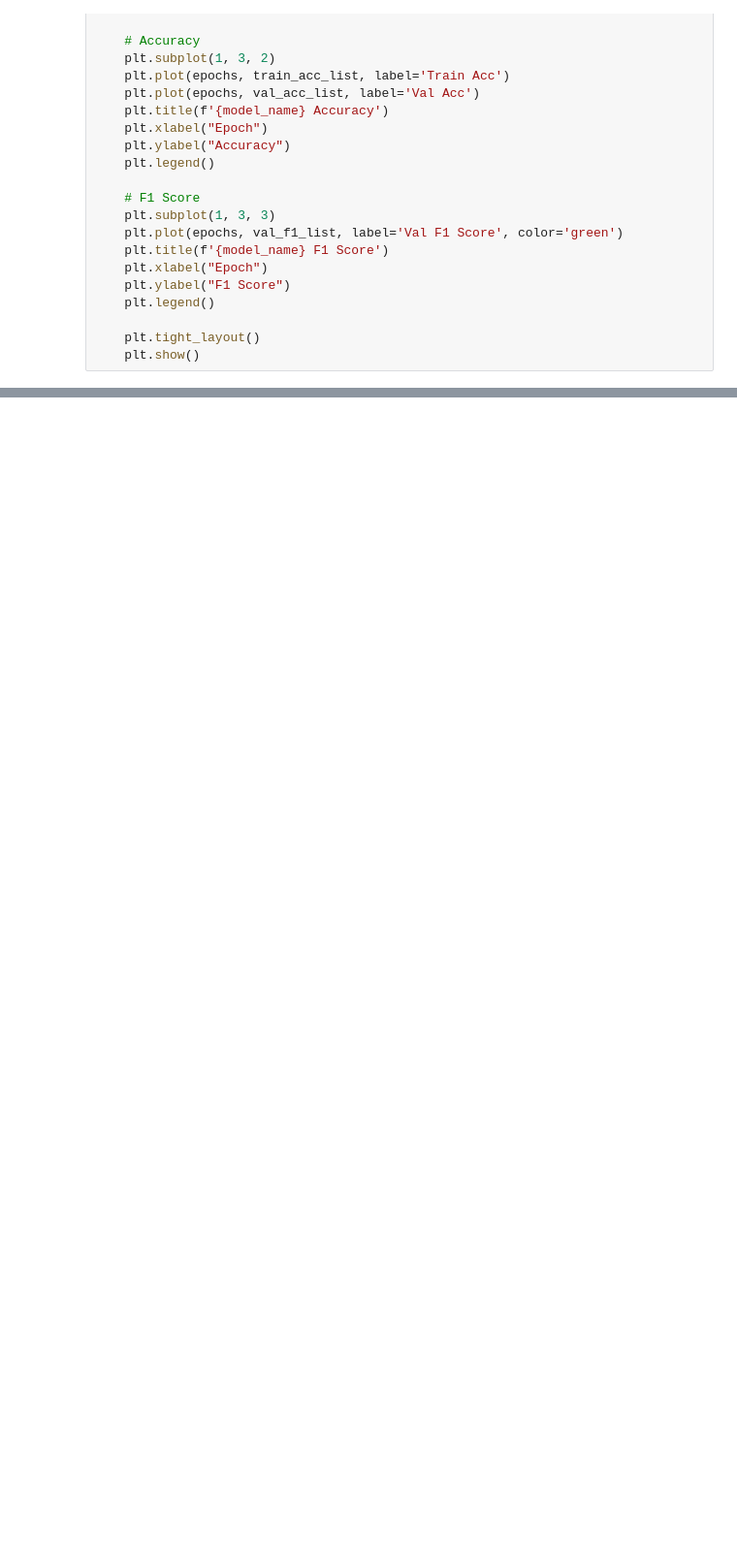
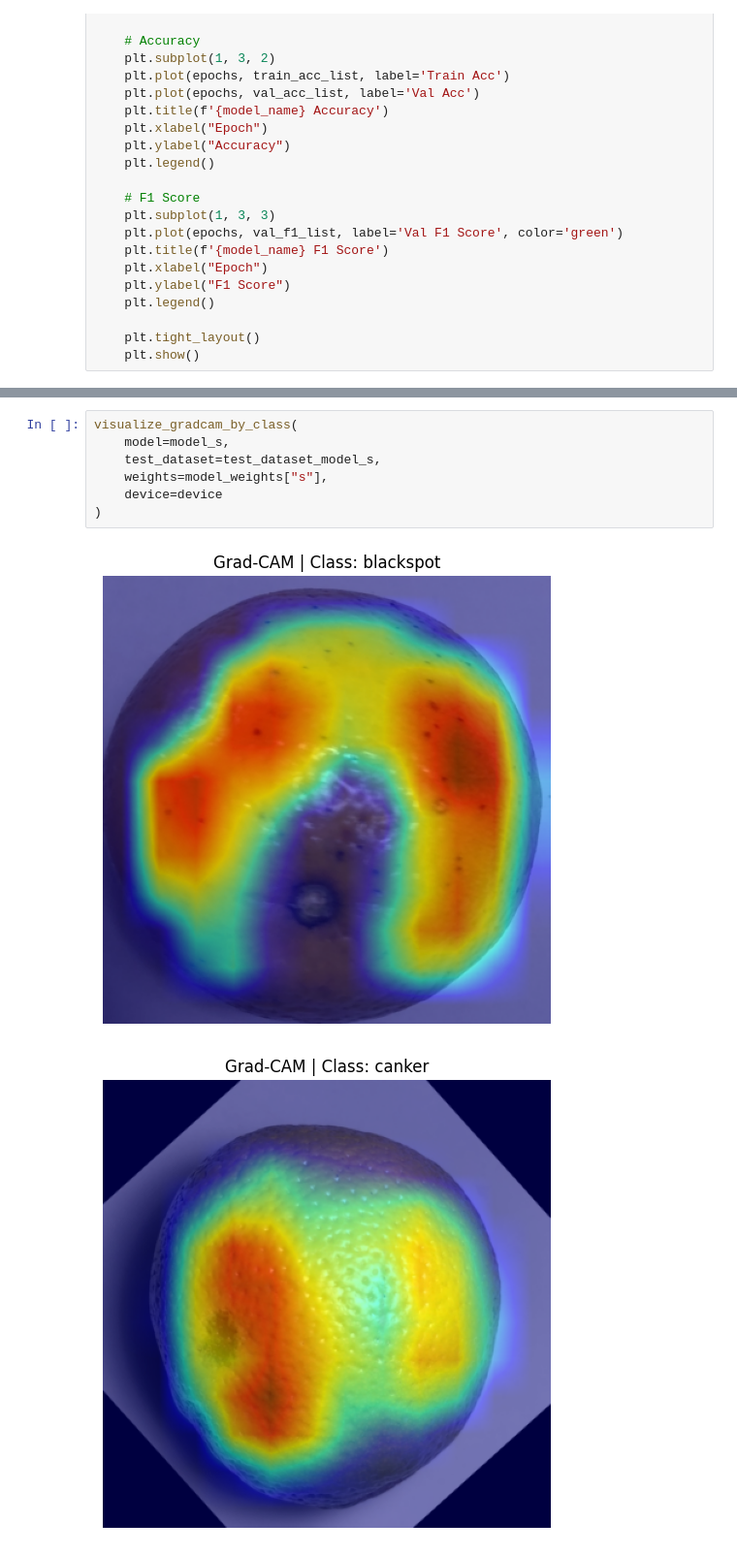
Before and after one commit to moosunny/EfficientNetV2_CAM, a Jupyter notebook: EfficientNetV2_Classification.ipynb, the cells around one changed output, grey strips where cells are left out. Shown at 97% size. Cells and saved outputs as stored; diff of their text form; blank space fills up the shorter version.

```diff
--- a/EfficientNetV2_Classification.ipynb
+++ b/EfficientNetV2_Classification.ipynb
@@ -424,0 +525,10 @@ train_model(
+# %%
+visualize_gradcam_by_class(
+    model=model_s,
+    test_dataset=test_dataset_model_s,
+    weights=model_weights["s"],
+    device=device
+)
+# %% [output]
+[figure, added]
+[figure, added]
```
Also changed, not shown: parts of 17 cells of this notebook.
